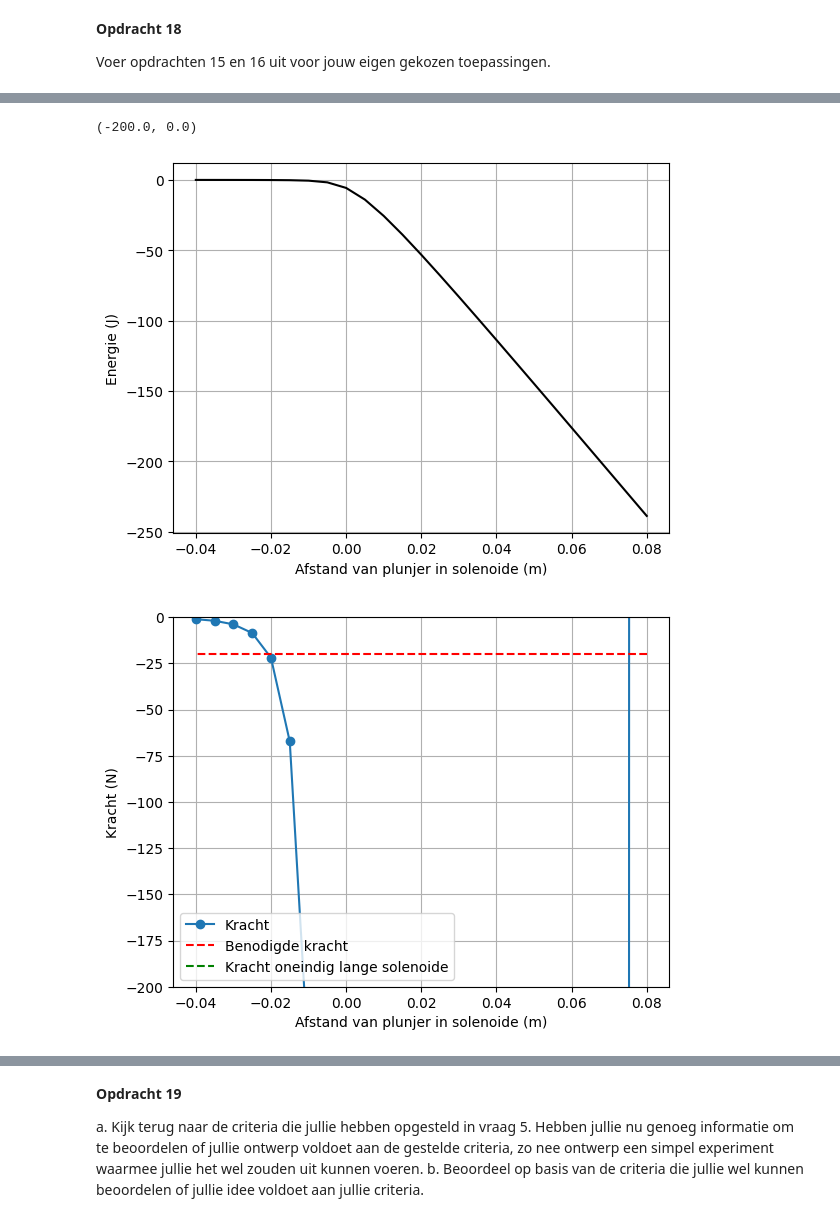
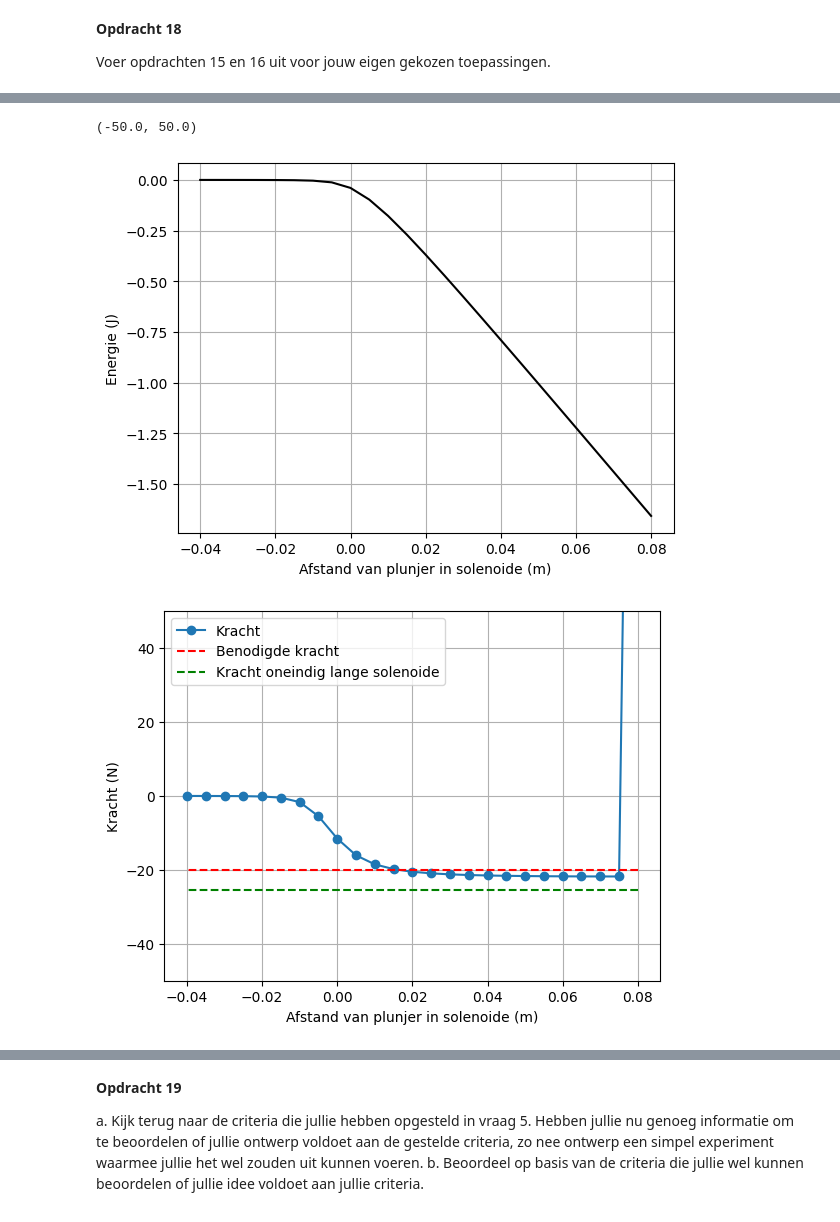
Before and after one commit to Xander1611/opdrachten-DEF-D-AB, a Jupyter notebook: 2KrachtactuatorOpdracht/2KrachtactuatorOpdracht/KrachtactuatorOpdracht.ipynb, the cells around one changed output, grey strips where cells are left out. Saved outputs shown, nothing was run; the diff lists cells and outputs as text; code cells hidden in the pictures.

```diff
--- a/2KrachtactuatorOpdracht/2KrachtactuatorOpdracht/KrachtactuatorOpdracht.ipynb
+++ b/2KrachtactuatorOpdracht/2KrachtactuatorOpdracht/KrachtactuatorOpdracht.ipynb
@@ -367,7 +367,7 @@ Deze opdracht kan ook gemaakt worden met het gebruik van for loops, De akauze vo
 import matplotlib.pyplot as plt
 
 # gegevens
-I = 6
+I = 0.5
 L_draad = l_max_vb
 aantal_stappen = 2000
 
@@ -613,6 +611,7 @@ Voer opdrachten 15 en 16 uit voor jouw eigen gekozen toepassingen.
 # %%
 ###
 ###Jullie code hier###
+I=0.5
 l_draad = L_d_1 # Lengte draad (m)
 r_sol = r_s_1 # Straal solenoide (m)
 L_sol = L_s_1 # Lengte solenoide (m)
@@ -672,28 +671,28 @@ Ifield =  24
 # %%
 #opdr 16 eerste toepassing:
 r_s = r_s_1
 L_s = L_s_1
 mu_r = mu_r_ijzer
 mu_0 = 4 * np.pi * 1e-7
 
 # integrate the field up to point z_p
 Wz=-0.5*np.pi*r_s**2*np.cumsum(np.flipud(H_ax)*mu_r*mu_0*np.flipud(H_ax))*(z_ax[1] - z_ax[0])
 plt.figure()
 plt.plot(L_s/2 - z_ax, np.flipud(Wz), '-k')
 plt.xlabel('Afstand van plunjer in solenoide (m)'), plt.ylabel('Energie (J)'), plt.grid()
 force_analytical = -mu_0*mu_r*np.pi*r_s**2*aantal_omwent**2*I**2/2/L_s**2 # Kracht uitrekenen numeriek
 force_numerical=np.diff(Wz, n=1, append=[0])/(z_ax[1] - z_ax[0]) # Kracht uitrekenen
 
 # Plotting the results
 plt.figure()
 plt.plot(L_s/2 - z_ax, np.flipud(force_numerical), '-o', label='Kracht')
 plt.plot(L_s/2 - z_ax, (-(10**3)*0.02)*np.ones(n_ax), '--r', label='Benodigde kracht')
 plt.plot(L_s/2 - z_ax, force_analytical*np.ones(n_ax), '--g', label='Kracht oneindig lange solenoide')
 plt.xlabel('Afstand van plunjer in solenoide (m)'), plt.ylabel('Kracht (N)'), plt.grid(), plt.legend()
-plt.ylim(-200,0)
+plt.ylim(-50,50)
 # %% [output]
-(-200.0, 0.0)
+(-50.0, 50.0)
-[figure, old version]
+[figure, new version]
-[figure, old version]
+[figure, new version]
 # %%
 # opdr 15 tweede toepassing:
```
Also changed, not shown: parts of 8 cells of this notebook.
